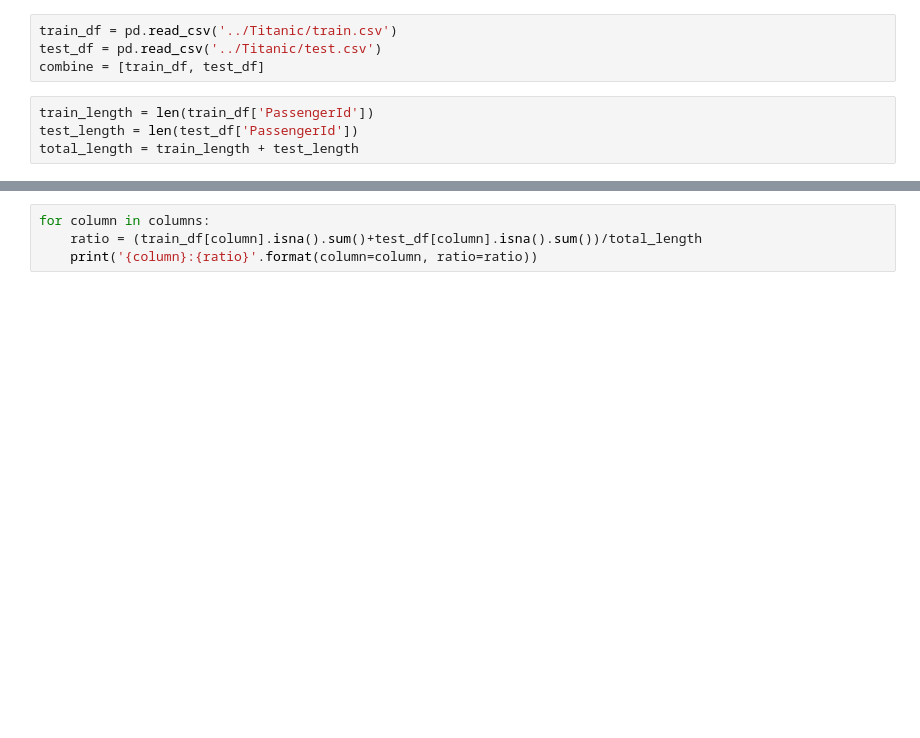
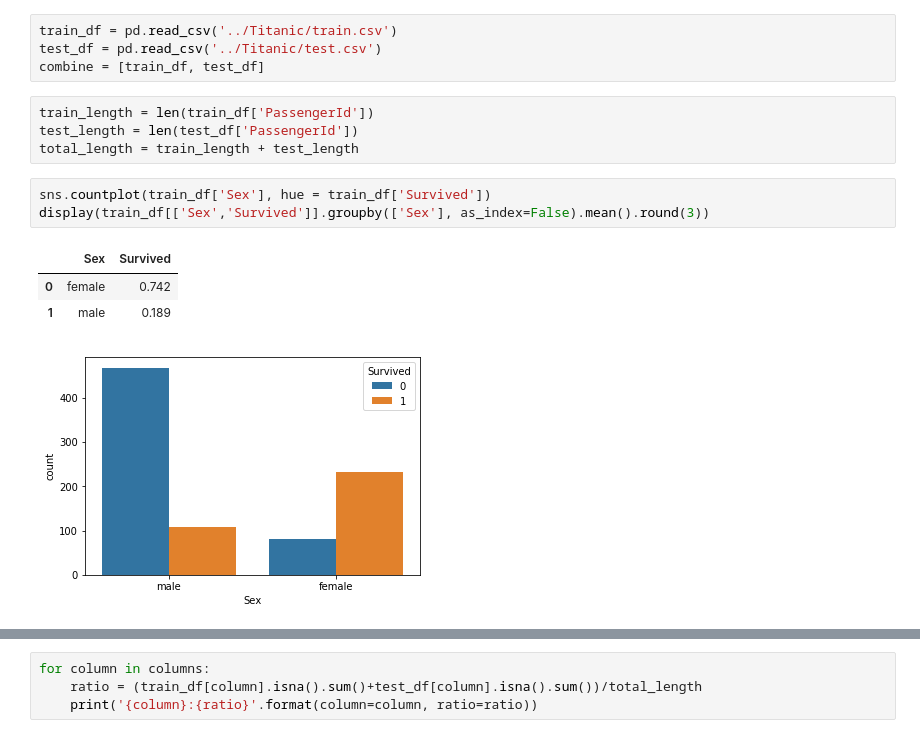
Before and after one commit to kenchick2S/Titanic, a Jupyter notebook: Titanic/Titanic.ipynb, the cells around one changed output, grey strips where cells are left out. Cells and saved outputs as stored; diff of their text form; blank space fills up the shorter version.

```diff
--- a/Titanic/Titanic.ipynb
+++ b/Titanic/Titanic.ipynb
@@ -17,3 +17,11 @@ combine = [train_df, test_df]
 train_length = len(train_df['PassengerId'])
 test_length = len(test_df['PassengerId'])
 total_length = train_length + test_length
+# %%
+sns.countplot(train_df['Sex'], hue = train_df['Survived'])
+display(train_df[['Sex','Survived']].groupby(['Sex'], as_index=False).mean().round(3))
+# %% [output]
+|  | Sex | Survived |
+| 0 | female | 0.742 |
+| 1 | male | 0.189 |
+[figure, added]
```
Also changed, not shown: parts of 23 cells of this notebook.
